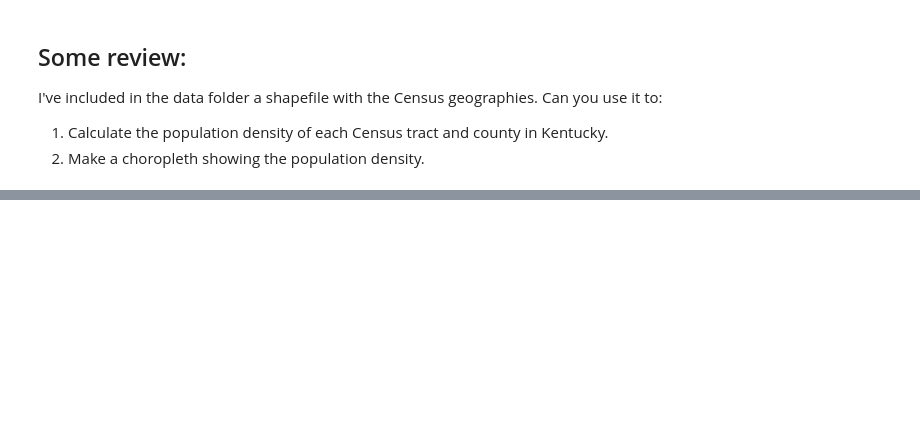
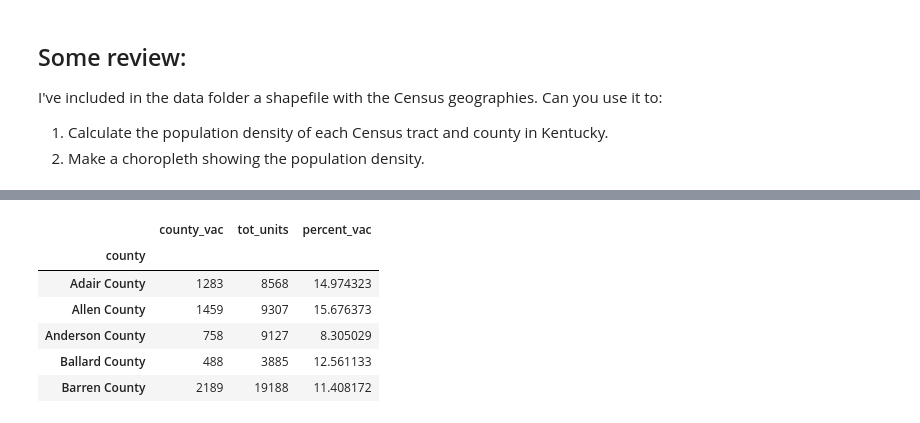
Before and after one commit to kboerger4/ce599-s17, a Jupyter notebook: 12-Grouping/groupby.ipynb, the cells around one changed output, grey strips where cells are left out. Cells and saved outputs as stored; diff of their text form; code cells hidden in the pictures; blank space fills up the shorter version.

```diff
--- a/12-Grouping/groupby.ipynb
+++ b/12-Grouping/groupby.ipynb
@@ -544,0 +550,13 @@ I've included in the data folder a shapefile with the Census geographies.  Can y
+# %%
+county3 = sf1['H3-D003'].groupby(sf1['county']).sum().to_frame(name = 'county_vac')
+county3['tot_units'] = sf1['H1-D001'].groupby(sf1['county']).sum()
+county3['percent_vac'] = county3['county_vac']/county3['tot_units']*100
+county3.head()
+# %% [output]
+|  | county_vac | tot_units | percent_vac |
+| county |  |  |  |
+| Adair County | 1283 | 8568 | 14.974323 |
+| Allen County | 1459 | 9307 | 15.676373 |
+| Anderson County | 758 | 9127 | 8.305029 |
+| Ballard County | 488 | 3885 | 12.561133 |
+| Barren County | 2189 | 19188 | 11.408172 |
```
Also changed, not shown: parts of 16 cells of this notebook.
